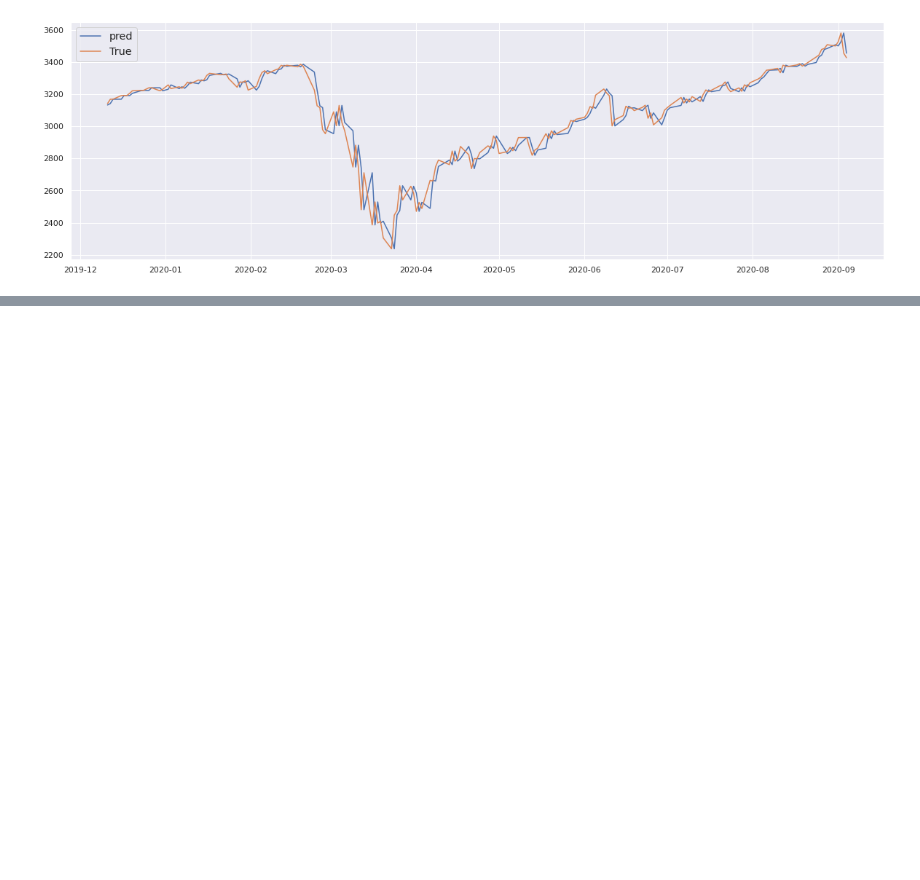
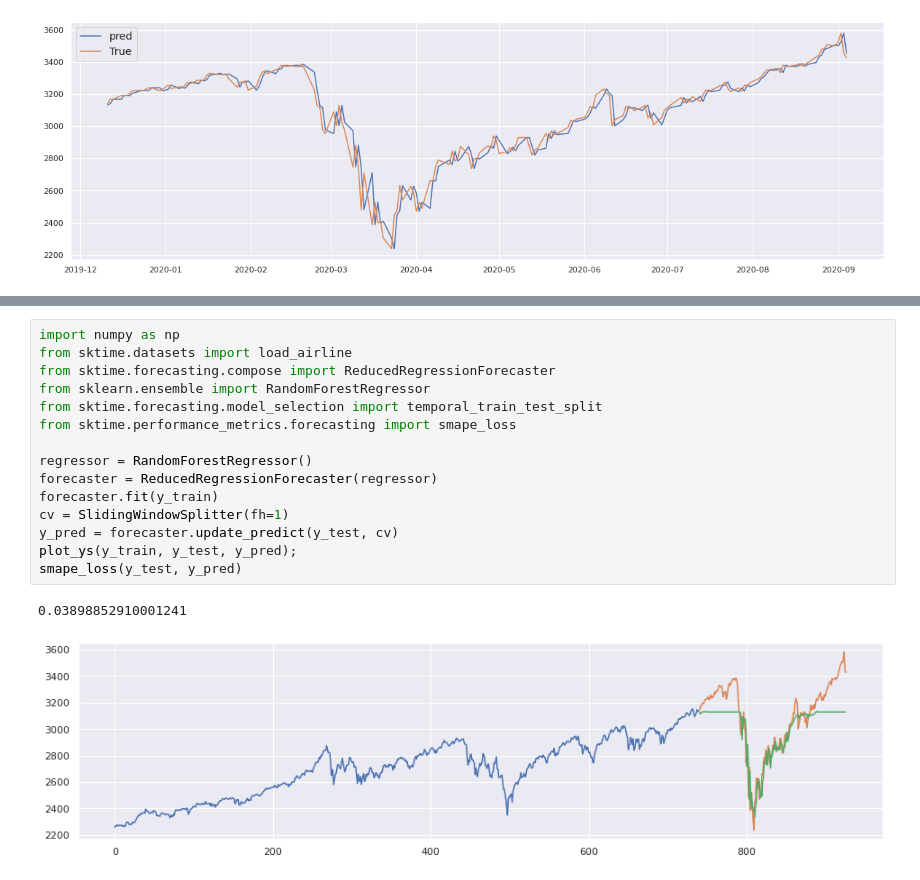
Before and after one commit to duybluemind1988/Data-science, a Jupyter notebook: Time_series/Time_series_all_method.ipynb, the cells around one changed output, grey strips where cells are left out. Saved outputs shown, nothing was run; the diff lists cells and outputs as text; blank space fills up the shorter version.

```diff
--- a/Time_series/Time_series_all_method.ipynb
+++ b/Time_series/Time_series_all_method.ipynb
@@ -1087,0 +1113,18 @@ plt.show()
+# %%
+import numpy as np
+from sktime.datasets import load_airline
+from sktime.forecasting.compose import ReducedRegressionForecaster
+from sklearn.ensemble import RandomForestRegressor
+from sktime.forecasting.model_selection import temporal_train_test_split
+from sktime.performance_metrics.forecasting import smape_loss
+
+regressor = RandomForestRegressor()
+forecaster = ReducedRegressionForecaster(regressor)
+forecaster.fit(y_train)
+cv = SlidingWindowSplitter(fh=1)
+y_pred = forecaster.update_predict(y_test, cv)
+plot_ys(y_train, y_test, y_pred);
+smape_loss(y_test, y_pred)
+# %% [output]
+0.03898852910001241
+[figure, added]
```
Also changed, not shown: parts of 5 cells of this notebook.
